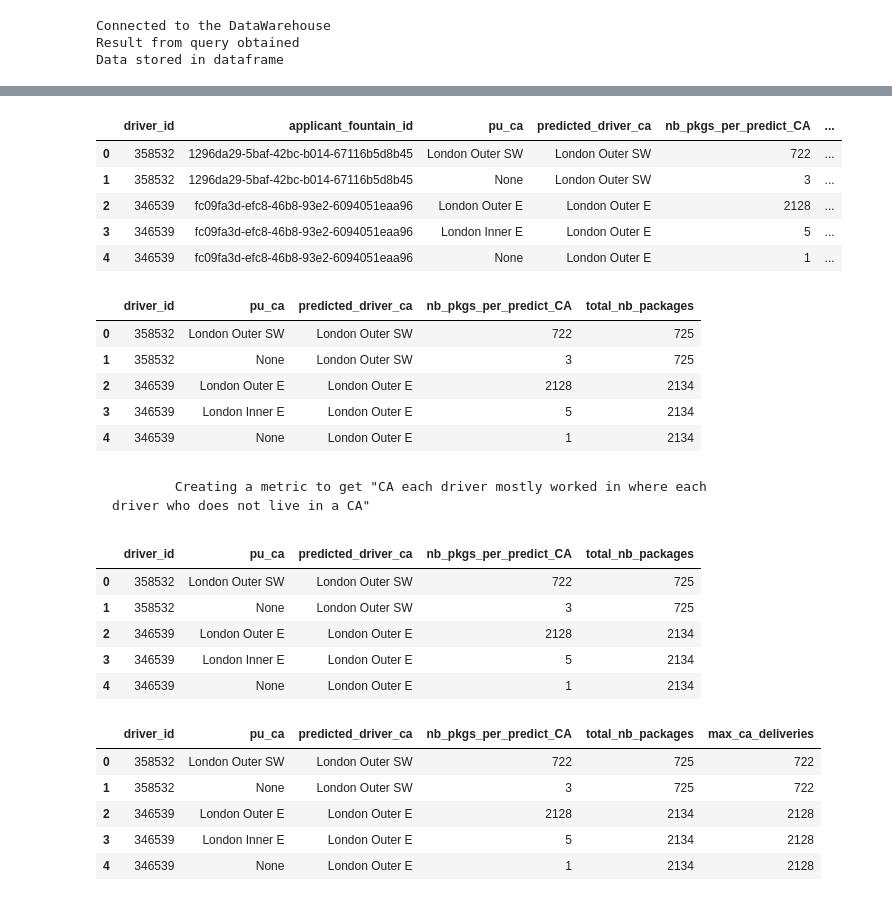
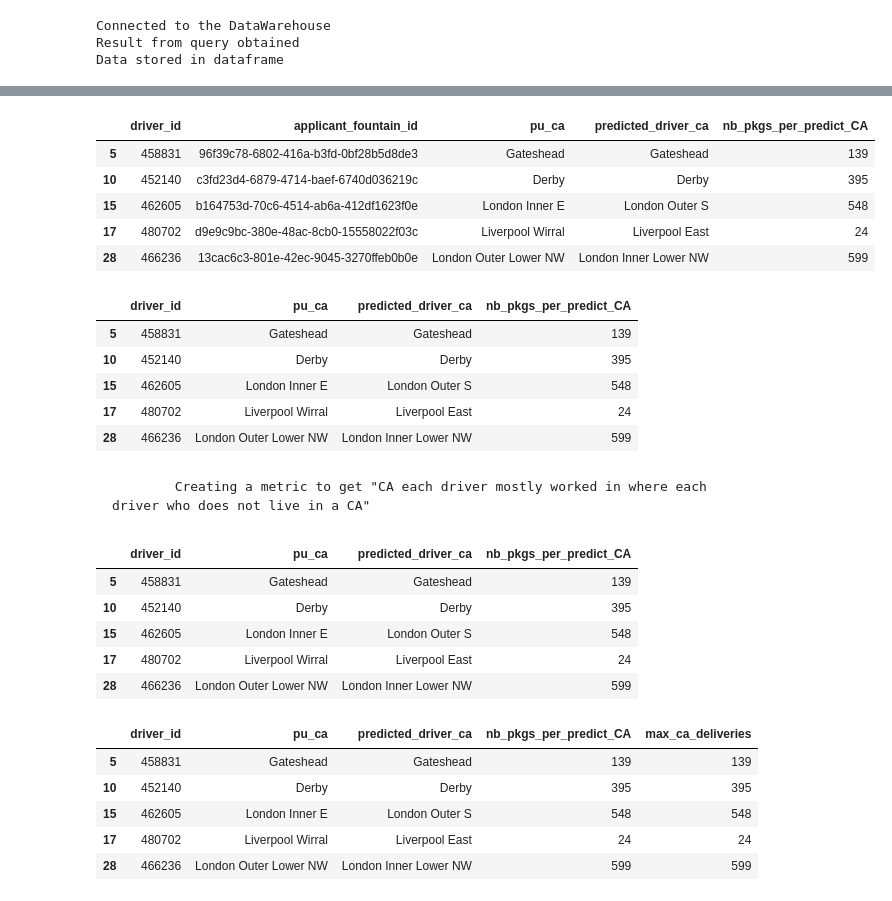
Before and after one commit to IlanaKov/catchment_model_analysis, a Jupyter notebook: Post_Code_mapping.ipynb, the cells around one changed output, grey strips where cells are left out. Saved outputs shown, nothing was run; the diff lists cells and outputs as text; code cells hidden in the pictures.

```diff
--- a/Post_Code_mapping.ipynb
+++ b/Post_Code_mapping.ipynb
@@ -606,25 +563,25 @@ merged.head(5)
 # %%
 # Renaming columns for clarity
-merged = merged.rename(columns = {'no_packages_x' : 'nb_pkgs_per_predict_CA', 'no_packages_y' : 'total_nb_packages' , 'zone_name' : 'zone_name_of_driver_pu_ca'})
+merged = no_null_predicted.rename(columns = {'no_packages' : 'nb_pkgs_per_predict_CA'})
 merged.head(5)
 # %% [output]
-|  | driver_id | applicant_fountain_id | pu_ca | predicted_driver_ca | nb_pkgs_per_predict_CA | ... |
-| 0 | 358532 | 1296da29-5baf-42bc-b014-67116b5d8b45 | London Outer SW | London Outer SW | 722 | ... |
-| 1 | 358532 | 1296da29-5baf-42bc-b014-67116b5d8b45 | None | London Outer SW | 3 | ... |
-| 2 | 346539 | fc09fa3d-efc8-46b8-93e2-6094051eaa96 | London Outer E | London Outer E | 2128 | ... |
-| 3 | 346539 | fc09fa3d-efc8-46b8-93e2-6094051eaa96 | London Inner E | London Outer E | 5 | ... |
-| 4 | 346539 | fc09fa3d-efc8-46b8-93e2-6094051eaa96 | None | London Outer E | 1 | ... |
+|  | driver_id | applicant_fountain_id | pu_ca | predicted_driver_ca | nb_pkgs_per_predict_CA |
+| 5 | 458831 | 96f39c78-6802-416a-b3fd-0bf28b5d8de3 | Gateshead | Gateshead | 139 |
+| 10 | 452140 | c3fd23d4-6879-4714-baef-6740d036219c | Derby | Derby | 395 |
+| 15 | 462605 | b164753d-70c6-4514-ab6a-412df1623f0e | London Inner E | London Outer S | 548 |
+| 17 | 480702 | d9e9c9bc-380e-48ac-8cb0-15558022f03c | Liverpool Wirral | Liverpool East | 24 |
+| 28 | 466236 | 13cac6c3-801e-42ec-9045-3270ffeb0b0e | London Outer Lower NW | London Inner Lower NW | 599 |
 # %%
 # Dropping columns we don't need
 clean = merged.drop(columns=['applicant_fountain_id'])
 clean.head(5)
 # %% [output]
-|  | driver_id | pu_ca | predicted_driver_ca | nb_pkgs_per_predict_CA | total_nb_packages |
-| 0 | 358532 | London Outer SW | London Outer SW | 722 | 725 |
-| 1 | 358532 | None | London Outer SW | 3 | 725 |
-| 2 | 346539 | London Outer E | London Outer E | 2128 | 2134 |
-| 3 | 346539 | London Inner E | London Outer E | 5 | 2134 |
-| 4 | 346539 | None | London Outer E | 1 | 2134 |
+|  | driver_id | pu_ca | predicted_driver_ca | nb_pkgs_per_predict_CA |
+| 5 | 458831 | Gateshead | Gateshead | 139 |
+| 10 | 452140 | Derby | Derby | 395 |
+| 15 | 462605 | London Inner E | London Outer S | 548 |
+| 17 | 480702 | Liverpool Wirral | Liverpool East | 24 |
+| 28 | 466236 | London Outer Lower NW | London Inner Lower NW | 599 |
 # %% [markdown]
             Creating a metric to get "CA each driver mostly worked in where each driver who does not live in a CA"
 # %%
@@ -632,23 +589,23 @@ clean.head(5)
 metric_df = clean.copy()
 metric_df.head(5)
 # %% [output]
-|  | driver_id | pu_ca | predicted_driver_ca | nb_pkgs_per_predict_CA | total_nb_packages |
-| 0 | 358532 | London Outer SW | London Outer SW | 722 | 725 |
-| 1 | 358532 | None | London Outer SW | 3 | 725 |
-| 2 | 346539 | London Outer E | London Outer E | 2128 | 2134 |
-| 3 | 346539 | London Inner E | London Outer E | 5 | 2134 |
-| 4 | 346539 | None | London Outer E | 1 | 2134 |
+|  | driver_id | pu_ca | predicted_driver_ca | nb_pkgs_per_predict_CA |
+| 5 | 458831 | Gateshead | Gateshead | 139 |
+| 10 | 452140 | Derby | Derby | 395 |
+| 15 | 462605 | London Inner E | London Outer S | 548 |
+| 17 | 480702 | Liverpool Wirral | Liverpool East | 24 |
+| 28 | 466236 | London Outer Lower NW | London Inner Lower NW | 599 |
 # %%
 #Obtaining max number of deliveries made in CA to check for later if a courier did his most deliveries in predicted CA
 metric_df['max_ca_deliveries']= metric_df.groupby(['driver_id'])['nb_pkgs_per_predict_CA'].transform(max)
 metric_df.head(5)
 # %% [output]
-|  | driver_id | pu_ca | predicted_driver_ca | nb_pkgs_per_predict_CA | total_nb_packages | max_ca_deliveries |
-| 0 | 358532 | London Outer SW | London Outer SW | 722 | 725 | 722 |
-| 1 | 358532 | None | London Outer SW | 3 | 725 | 722 |
-| 2 | 346539 | London Outer E | London Outer E | 2128 | 2134 | 2128 |
-| 3 | 346539 | London Inner E | London Outer E | 5 | 2134 | 2128 |
-| 4 | 346539 | None | London Outer E | 1 | 2134 | 2128 |
+|  | driver_id | pu_ca | predicted_driver_ca | nb_pkgs_per_predict_CA | max_ca_deliveries |
+| 5 | 458831 | Gateshead | Gateshead | 139 | 139 |
+| 10 | 452140 | Derby | Derby | 395 | 395 |
+| 15 | 462605 | London Inner E | London Outer S | 548 | 548 |
+| 17 | 480702 | Liverpool Wirral | Liverpool East | 24 | 24 |
+| 28 | 466236 | London Outer Lower NW | London Inner Lower NW | 599 | 599 |
 # %%
 # Metric: Create a column: mostly_worked_in_ca by choosing the CA where a courier did most of his deliveries.
 
```
Also changed, not shown: parts of 60 cells of this notebook, 4 other files.
